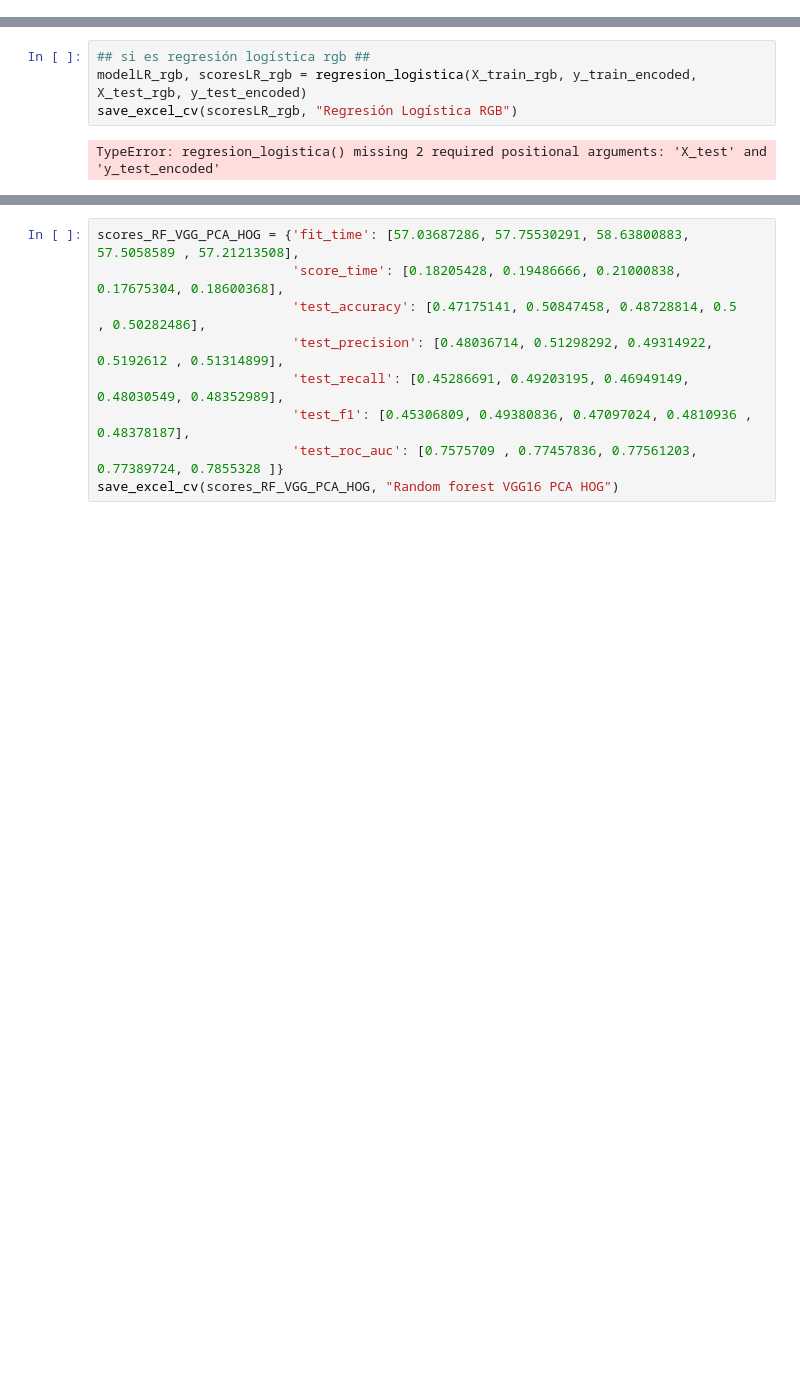
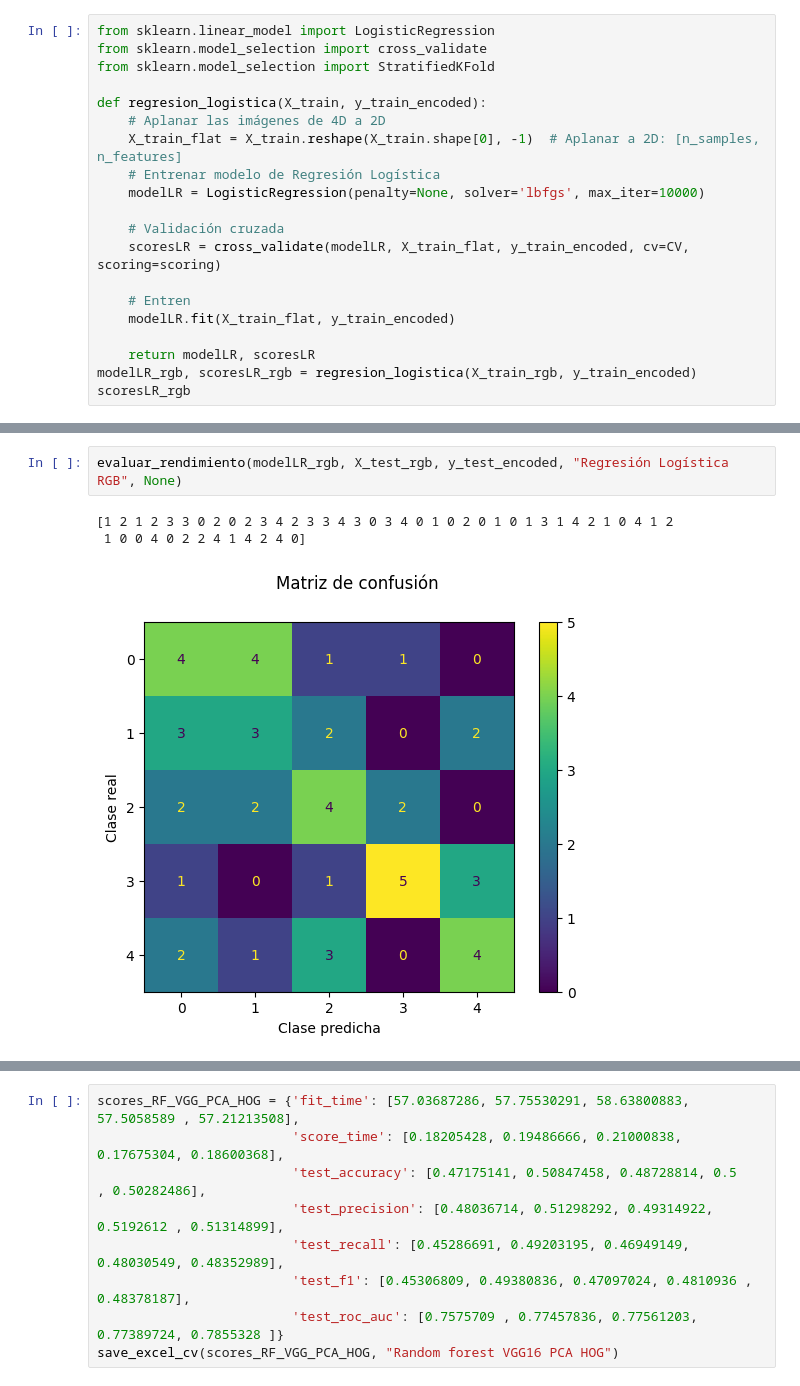
Before and after one commit to sabelayanez/clasificacion-supervisada, a Jupyter notebook: pruebas-finales.ipynb, the cells around one changed output, grey strips where cells are left out. Cells and saved outputs as stored; diff of their text form; blank space fills up the shorter version.

```diff
--- a/pruebas-finales.ipynb
+++ b/pruebas-finales.ipynb
@@ -43,3 +44,23 @@ y_test_encoded = label_encoder.transform(y_test)
 epochs = 100
 batch_size = 100
 history = []
+# %%
+from sklearn.linear_model import LogisticRegression
+from sklearn.model_selection import cross_validate
+from sklearn.model_selection import StratifiedKFold
+
+def regresion_logistica(X_train, y_train_encoded):
+    # Aplanar las imágenes de 4D a 2D
+    X_train_flat = X_train.reshape(X_train.shape[0], -1)  # Aplanar a 2D: [n_samples, n_features]
+    # Entrenar modelo de Regresión Logística
+    modelLR = LogisticRegression(penalty=None, solver='lbfgs', max_iter=10000)
+
+    # Validación cruzada
+    scoresLR = cross_validate(modelLR, X_train_flat, y_train_encoded, cv=CV, scoring=scoring)
+
+    # Entren
+    modelLR.fit(X_train_flat, y_train_encoded)
+
+    return modelLR, scoresLR
+modelLR_rgb, scoresLR_rgb = regresion_logistica(X_train_rgb, y_train_encoded)
+scoresLR_rgb
@@ -46,6 +122,6 @@ history = []
 # %%
-## si es regresión logística rgb ##
-modelLR_rgb, scoresLR_rgb = regresion_logistica(X_train_rgb, y_train_encoded, X_test_rgb, y_test_encoded)
-save_excel_cv(scoresLR_rgb, "Regresión Logística RGB")
+evaluar_rendimiento(modelLR_rgb, X_test_rgb, y_test_encoded, "Regresión Logística RGB", None)
 # %% [output]
-TypeError: regresion_logistica() missing 2 required positional arguments: 'X_test' and 'y_test_encoded'
+[1 2 1 2 3 3 0 2 0 2 3 4 2 3 3 4 3 0 3 4 0 1 0 2 0 1 0 1 3 1 4 2 1 0 4 1 2
+ 1 0 0 4 0 2 2 4 1 4 2 4 0]
+[figure, added]
```
Also changed, not shown: parts of 32 cells of this notebook.
